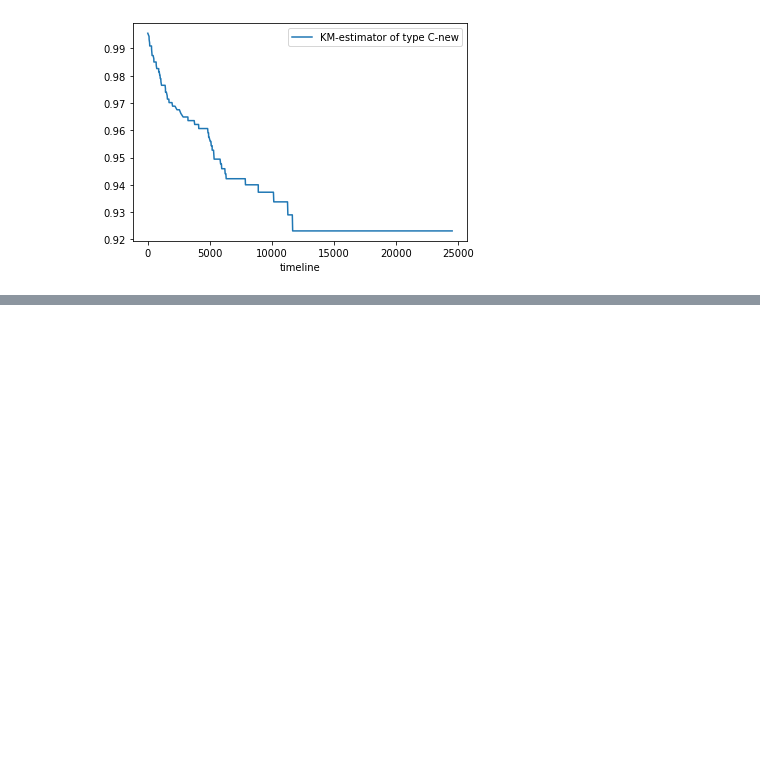
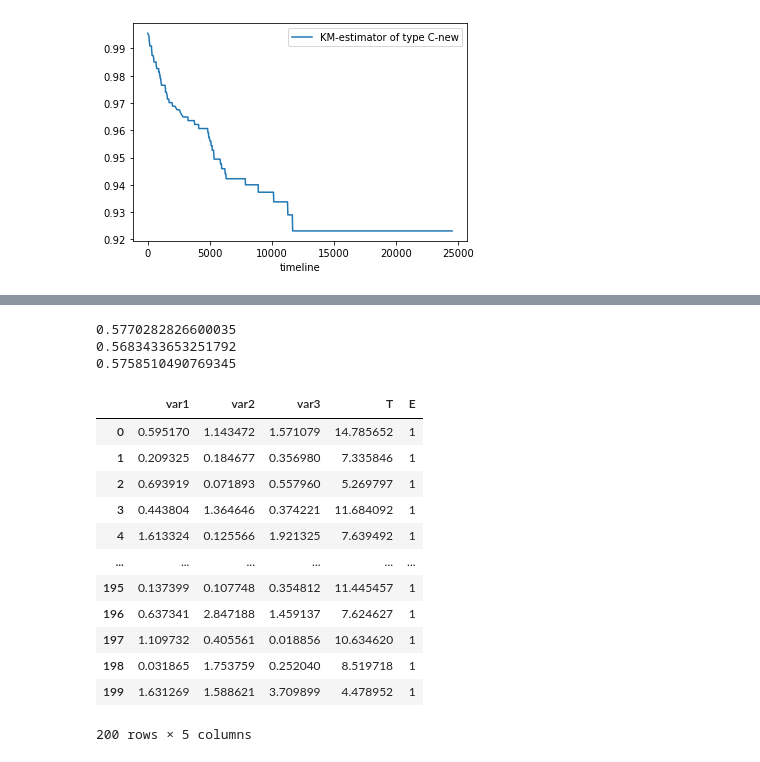
Before and after one commit to nghi-truyen/Flight-Data-Analysis, a Jupyter notebook: FlightDataAnalysis.ipynb, the cells around one changed output, grey strips where cells are left out. Cells and saved outputs as stored; diff of their text form; code cells hidden in the pictures; blank space fills up the shorter version.

```diff
--- a/FlightDataAnalysis.ipynb
+++ b/FlightDataAnalysis.ipynb
@@ -361 +380,37 @@ KMF('B').plot()
 [figure]
+# %%
+import numpy as np
+from lifelines import AalenAdditiveFitter, CoxPHFitter
+from lifelines.datasets import load_regression_dataset
+from lifelines.utils import k_fold_cross_validation
+
+df = load_regression_dataset()
+
+#create the three models we'd like to compare.
+aaf_1 = AalenAdditiveFitter(coef_penalizer=0.5)
+aaf_2 = AalenAdditiveFitter(coef_penalizer=10)
+cph = CoxPHFitter()
+
+print(np.mean(k_fold_cross_validation(cph, df, duration_col='T', event_col='E', scoring_method="concordance_index")))
+print(np.mean(k_fold_cross_validation(aaf_1, df, duration_col='T', event_col='E', scoring_method="concordance_index")))
+print(np.mean(k_fold_cross_validation(aaf_2, df, duration_col='T', event_col='E', scoring_method="concordance_index")))
+# %% [output]
+0.5770282826600035
+0.5683433653251792
+0.5758510490769345
+# %%
+df
+# %% [output]
+|  | var1 | var2 | var3 | T | E |
+| 0 | 0.595170 | 1.143472 | 1.571079 | 14.785652 | 1 |
+| 1 | 0.209325 | 0.184677 | 0.356980 | 7.335846 | 1 |
+| 2 | 0.693919 | 0.071893 | 0.557960 | 5.269797 | 1 |
+| 3 | 0.443804 | 1.364646 | 0.374221 | 11.684092 | 1 |
+| 4 | 1.613324 | 0.125566 | 1.921325 | 7.639492 | 1 |
+| ... | ... | ... | ... | ... | ... |
+| 195 | 0.137399 | 0.107748 | 0.354812 | 11.445457 | 1 |
+| 196 | 0.637341 | 2.847188 | 1.459137 | 7.624627 | 1 |
+| 197 | 1.109732 | 0.405561 | 0.018856 | 10.634620 | 1 |
+| 198 | 0.031865 | 1.753759 | 0.252040 | 8.519718 | 1 |
+| 199 | 1.631269 | 1.588621 | 3.709899 | 4.478952 | 1 |
+200 rows × 5 columns
```
Also changed, not shown: parts of 13 cells of this notebook.
